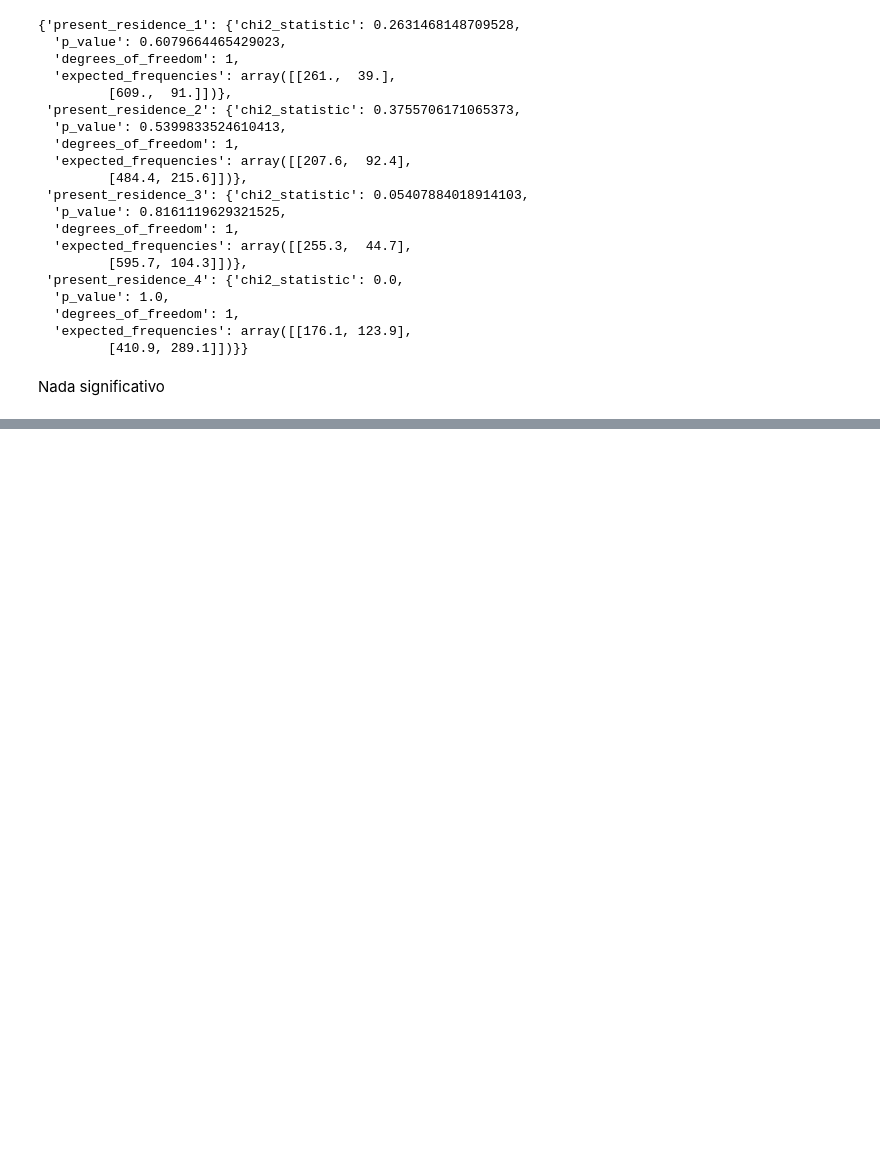
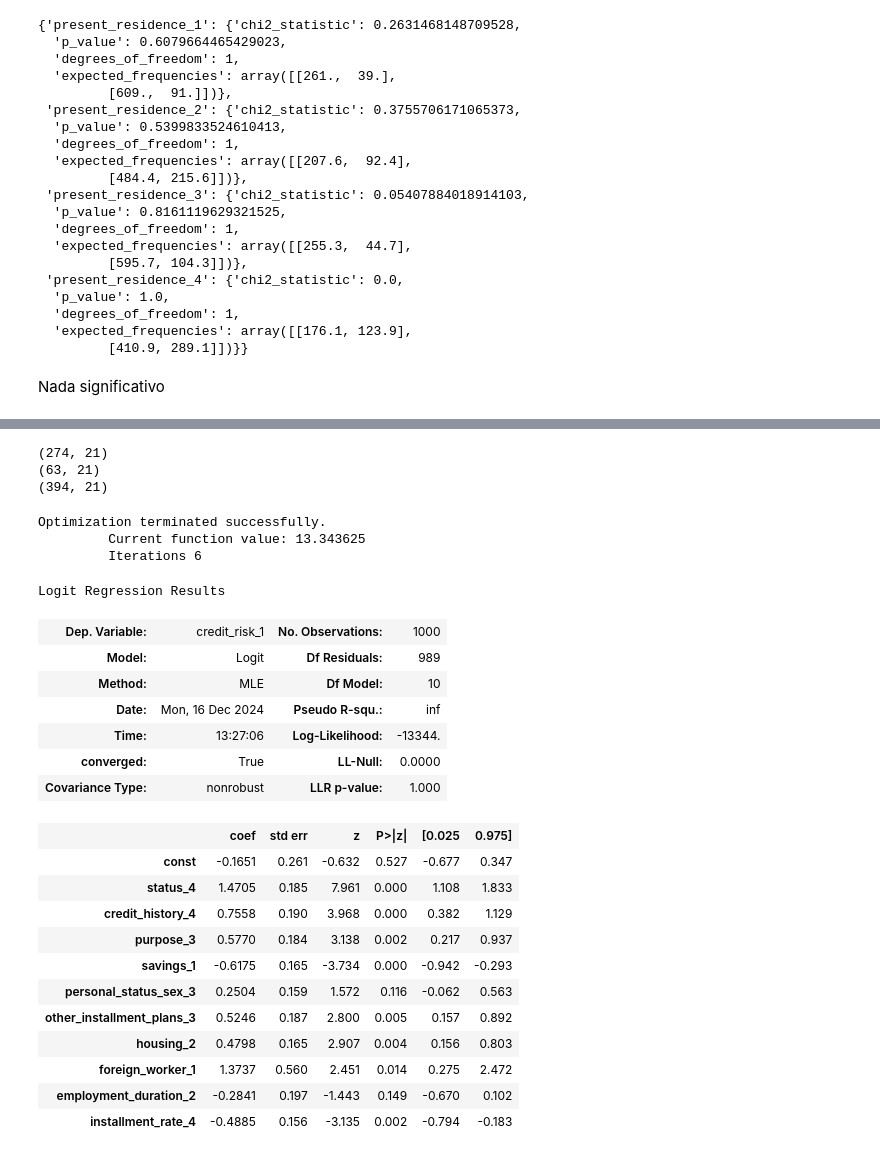
Before and after one commit to victorarmandolezama/south-german-credit, a Jupyter notebook: analyisis_.ipynb, the cells around one changed output, grey strips where cells are left out. Saved outputs shown, nothing was run; the diff lists cells and outputs as text; code cells hidden in the pictures; blank space fills up the shorter version.

Commit message:
feat(ipynb): implemented corr, vardiff, binary regression, chisquare and another analysis tools.

```diff
--- a/analyisis_.ipynb
+++ b/analyisis_.ipynb
@@ -607,0 +901,65 @@ Nada significativo
+# %%
+print(status_1_dataset.shape)
+print(status_3_dataset.shape)
+print(status_4_dataset.shape)
+# %% [output]
+(274, 21)
+(63, 21)
+(394, 21)
+# %%
+significant_variables = [
+    # "status_1",
+    # "status_2",
+    "status_4",
+    # "credit_history_0",
+    # "credit_history_1",
+    "credit_history_4",
+    # "purpose_0",
+    # "purpose_1",
+    "purpose_3",
+    # "purpose_6",
+    "savings_1",
+    # "savings_3",
+    # "savings_4",
+    # "savings_5",
+    # "personal_status_sex_2",
+    "personal_status_sex_3",
+    # "other_installment_plans_1",
+    "other_installment_plans_3",
+    # "housing_1",
+    "housing_2",
+    # "housing_3",
+    "foreign_worker_1",
+    "employment_duration_2",
+    # "employment_duration_4",
+    "installment_rate_4"
+]
+
+binomial_result = binary_logistic_regression(full_dummy_significant_subset[significant_variables], full_dummy_significant_subset['credit_risk_1'])
+# %% [output]
+Optimization terminated successfully.
+         Current function value: 13.343625
+         Iterations 6
+# %%
+binomial_result['result'].summary()
+# %% [output]
+Logit Regression Results
+| Dep. Variable: | credit_risk_1 | No. Observations: | 1000 |
+| Model: | Logit | Df Residuals: | 989 |
+| Method: | MLE | Df Model: | 10 |
+| Date: | Mon, 16 Dec 2024 | Pseudo R-squ.: | inf |
+| Time: | 13:27:06 | Log-Likelihood: | -13344. |
+| converged: | True | LL-Null: | 0.0000 |
+| Covariance Type: | nonrobust | LLR p-value: | 1.000 |
+|  | coef | std err | z | P>|z| | [0.025 | 0.975] |
+| const | -0.1651 | 0.261 | -0.632 | 0.527 | -0.677 | 0.347 |
+| status_4 | 1.4705 | 0.185 | 7.961 | 0.000 | 1.108 | 1.833 |
+| credit_history_4 | 0.7558 | 0.190 | 3.968 | 0.000 | 0.382 | 1.129 |
+| purpose_3 | 0.5770 | 0.184 | 3.138 | 0.002 | 0.217 | 0.937 |
+| savings_1 | -0.6175 | 0.165 | -3.734 | 0.000 | -0.942 | -0.293 |
+| personal_status_sex_3 | 0.2504 | 0.159 | 1.572 | 0.116 | -0.062 | 0.563 |
+| other_installment_plans_3 | 0.5246 | 0.187 | 2.800 | 0.005 | 0.157 | 0.892 |
+| housing_2 | 0.4798 | 0.165 | 2.907 | 0.004 | 0.156 | 0.803 |
+| foreign_worker_1 | 1.3737 | 0.560 | 2.451 | 0.014 | 0.275 | 2.472 |
+| employment_duration_2 | -0.2841 | 0.197 | -1.443 | 0.149 | -0.670 | 0.102 |
+| installment_rate_4 | -0.4885 | 0.156 | -3.135 | 0.002 | -0.794 | -0.183 |
```
Also changed, not shown: parts of 11 cells of this notebook.
